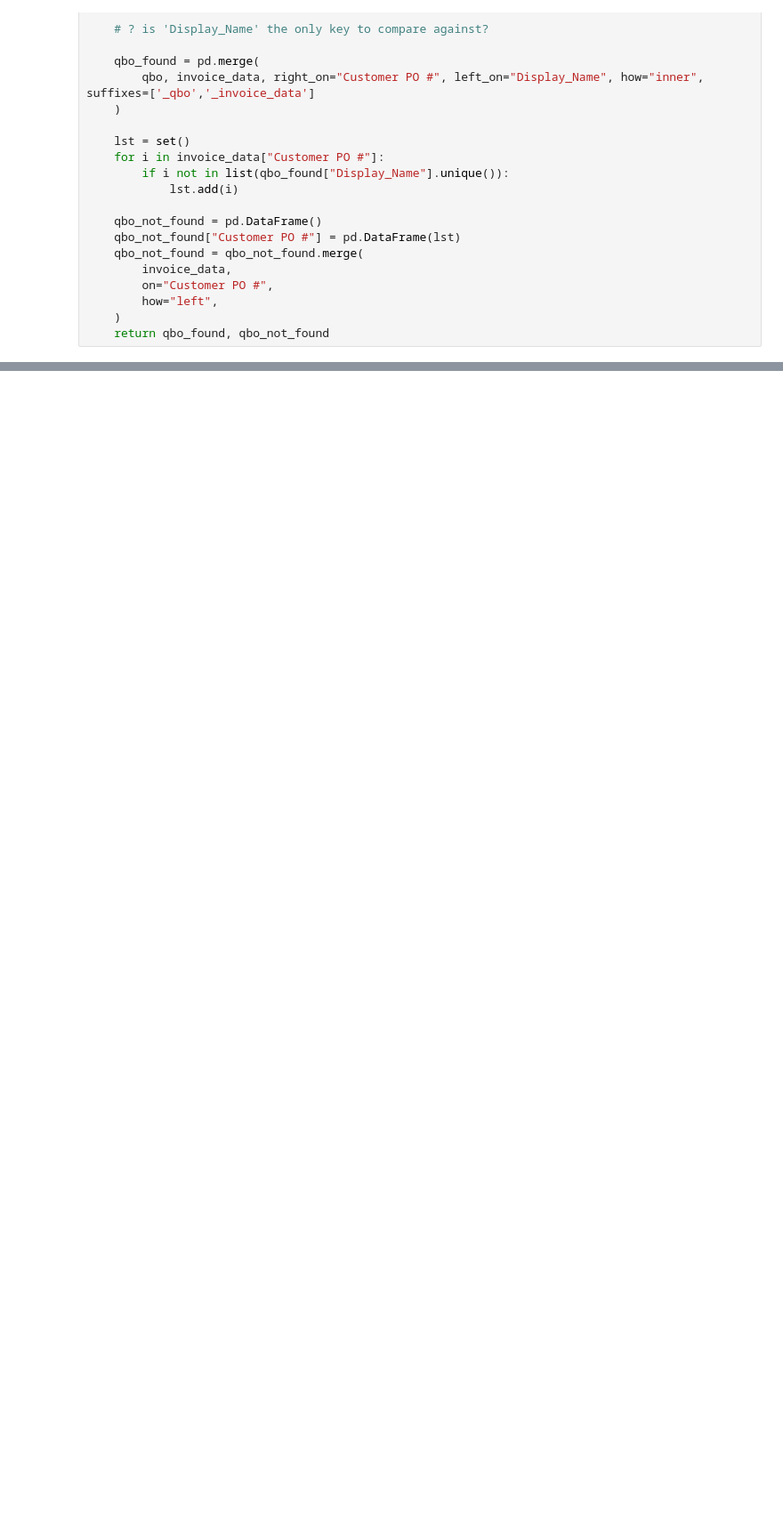
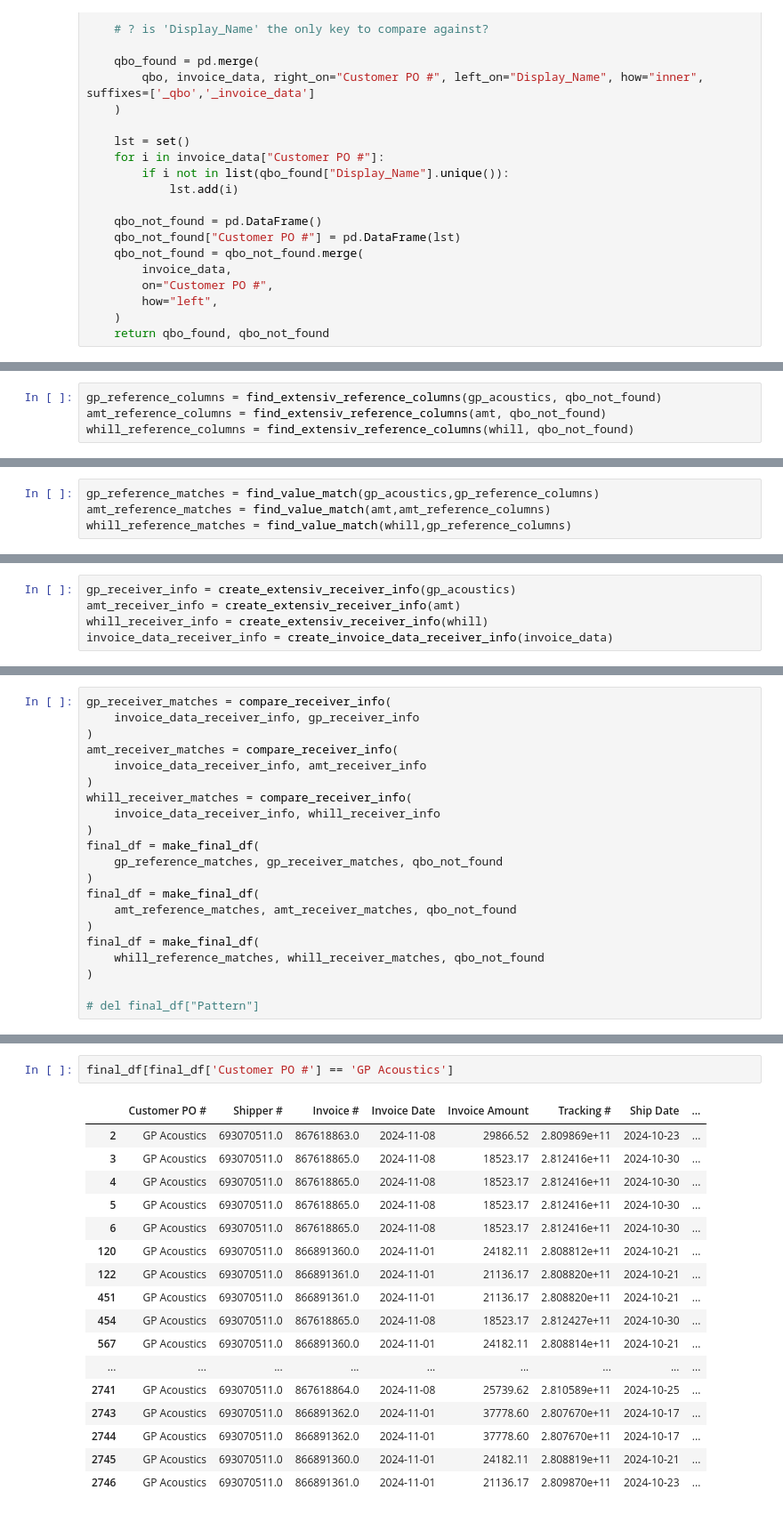
Before and after one commit to dsagher/Reconciliation-Project, a Jupyter notebook: py_files/pbi.ipynb, the cells around one changed output, grey strips where cells are left out. Shown at 89% size. Drawn from its saved outputs; the diff is of its cells as text; blank space fills up the shorter version.

```diff
--- a/py_files/pbi.ipynb
+++ b/py_files/pbi.ipynb
@@ -447,0 +266,4 @@ final_df
+# %%
+gp_reference_columns = find_extensiv_reference_columns(gp_acoustics, qbo_not_found)
+amt_reference_columns = find_extensiv_reference_columns(amt, qbo_not_found)
+whill_reference_columns = find_extensiv_reference_columns(whill, qbo_not_found)
@@ -447,0 +369,4 @@ final_df
+# %%
+gp_reference_matches = find_value_match(gp_acoustics,gp_reference_columns)
+amt_reference_matches = find_value_match(amt,amt_reference_columns)
+whill_reference_matches = find_value_match(whill,gp_reference_columns)
@@ -447,0 +456,5 @@ final_df
+# %%
+gp_receiver_info = create_extensiv_receiver_info(gp_acoustics)
+amt_receiver_info = create_extensiv_receiver_info(amt)
+whill_receiver_info = create_extensiv_receiver_info(whill)
+invoice_data_receiver_info = create_invoice_data_receiver_info(invoice_data)
@@ -447,0 +514,21 @@ final_df
+# %%
+gp_receiver_matches = compare_receiver_info(
+    invoice_data_receiver_info, gp_receiver_info
+)
+amt_receiver_matches = compare_receiver_info(
+    invoice_data_receiver_info, amt_receiver_info
+)
+whill_receiver_matches = compare_receiver_info(
+    invoice_data_receiver_info, whill_receiver_info
+)
+final_df = make_final_df(
+    gp_reference_matches, gp_receiver_matches, qbo_not_found
+)
+final_df = make_final_df(
+    amt_reference_matches, amt_receiver_matches, qbo_not_found
+)
+final_df = make_final_df(
+    whill_reference_matches, whill_receiver_matches, qbo_not_found
+)
+
+# del final_df["Pattern"]
@@ -447,0 +555,20 @@ final_df
+# %%
+final_df[final_df['Customer PO #'] == 'GP Acoustics']
+# %% [output]
+|  | Customer PO # | Shipper # | Invoice # | Invoice Date | Invoice Amount | Tracking # | Ship Date | ... |
+| 2 | GP Acoustics | 693070511.0 | 867618863.0 | 2024-11-08 | 29866.52 | 2.809869e+11 | 2024-10-23 | ... |
+| 3 | GP Acoustics | 693070511.0 | 867618865.0 | 2024-11-08 | 18523.17 | 2.812416e+11 | 2024-10-30 | ... |
+| 4 | GP Acoustics | 693070511.0 | 867618865.0 | 2024-11-08 | 18523.17 | 2.812416e+11 | 2024-10-30 | ... |
+| 5 | GP Acoustics | 693070511.0 | 867618865.0 | 2024-11-08 | 18523.17 | 2.812416e+11 | 2024-10-30 | ... |
+| 6 | GP Acoustics | 693070511.0 | 867618865.0 | 2024-11-08 | 18523.17 | 2.812416e+11 | 2024-10-30 | ... |
+| 120 | GP Acoustics | 693070511.0 | 866891360.0 | 2024-11-01 | 24182.11 | 2.808812e+11 | 2024-10-21 | ... |
+| 122 | GP Acoustics | 693070511.0 | 866891361.0 | 2024-11-01 | 21136.17 | 2.808820e+11 | 2024-10-21 | ... |
+| 451 | GP Acoustics | 693070511.0 | 866891361.0 | 2024-11-01 | 21136.17 | 2.808820e+11 | 2024-10-21 | ... |
+| 454 | GP Acoustics | 693070511.0 | 867618865.0 | 2024-11-08 | 18523.17 | 2.812427e+11 | 2024-10-30 | ... |
+| 567 | GP Acoustics | 693070511.0 | 866891360.0 | 2024-11-01 | 24182.11 | 2.808814e+11 | 2024-10-21 | ... |
+| ... | ... | ... | ... | ... | ... | ... | ... | ... |
+| 2741 | GP Acoustics | 693070511.0 | 867618864.0 | 2024-11-08 | 25739.62 | 2.810589e+11 | 2024-10-25 | ... |
+| 2743 | GP Acoustics | 693070511.0 | 866891362.0 | 2024-11-01 | 37778.60 | 2.807670e+11 | 2024-10-17 | ... |
+| 2744 | GP Acoustics | 693070511.0 | 866891362.0 | 2024-11-01 | 37778.60 | 2.807670e+11 | 2024-10-17 | ... |
+| 2745 | GP Acoustics | 693070511.0 | 866891360.0 | 2024-11-01 | 24182.11 | 2.808819e+11 | 2024-10-21 | ... |
+| 2746 | GP Acoustics | 693070511.0 | 866891361.0 | 2024-11-01 | 21136.17 | 2.809870e+11 | 2024-10-23 | ... |
```
Also changed, not shown: parts of 62 cells of this notebook, 3 other files.
